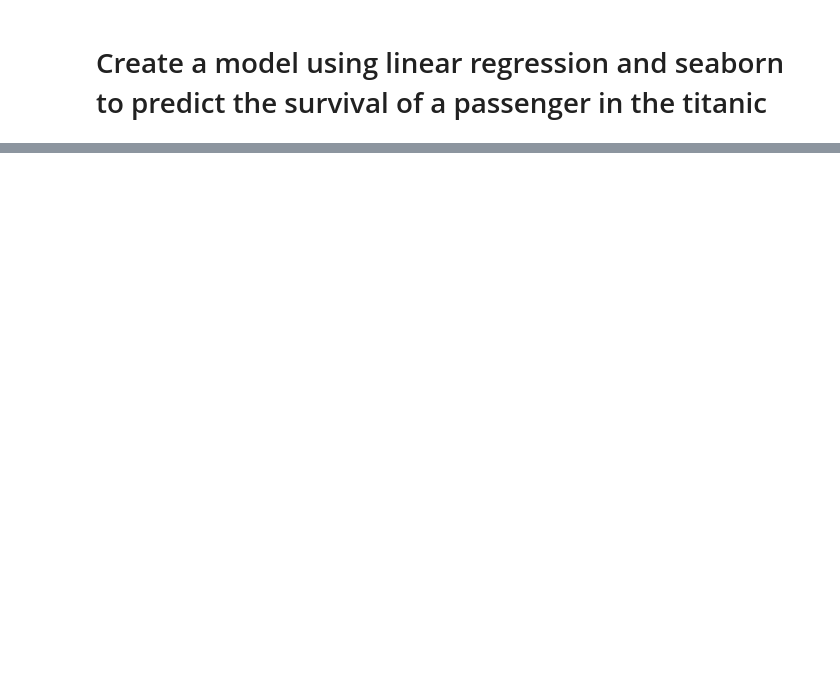
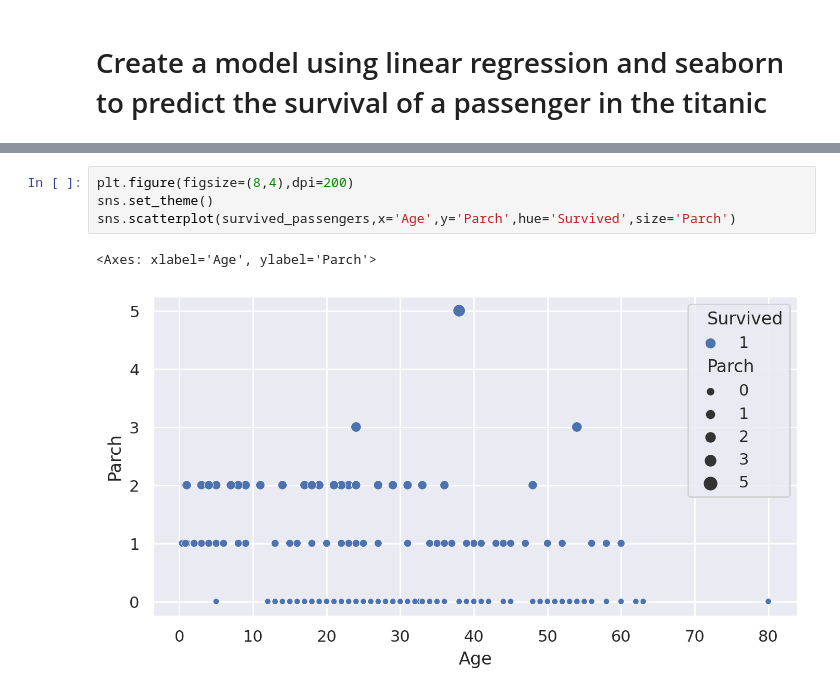
Before and after one commit to kdmwangi/Data-Science, a Jupyter notebook: Titanic_Survival_Prediction.ipynb, the cells around one changed output, grey strips where cells are left out. Saved outputs shown, nothing was run; the diff lists cells and outputs as text; blank space fills up the shorter version.

```diff
--- a/Titanic_Survival_Prediction.ipynb
+++ b/Titanic_Survival_Prediction.ipynb
@@ -640,0 +676,7 @@ fig.show()
+# %%
+plt.figure(figsize=(8,4),dpi=200)
+sns.set_theme()
+sns.scatterplot(survived_passengers,x='Age',y='Parch',hue='Survived',size='Parch')
+# %% [output]
+<Axes: xlabel='Age', ylabel='Parch'>
+[figure, added]
```
Also changed, not shown: parts of 6 cells of this notebook.
